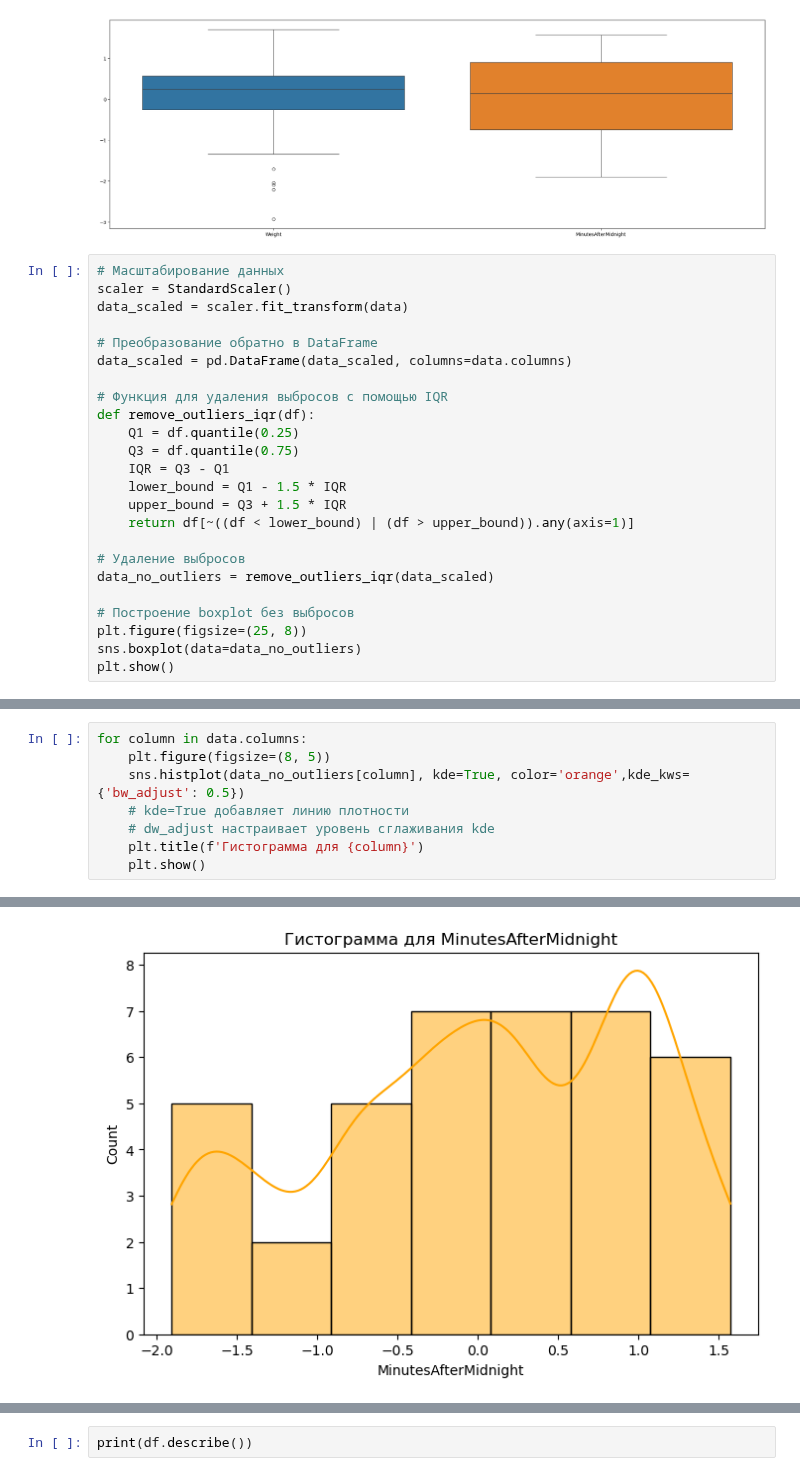
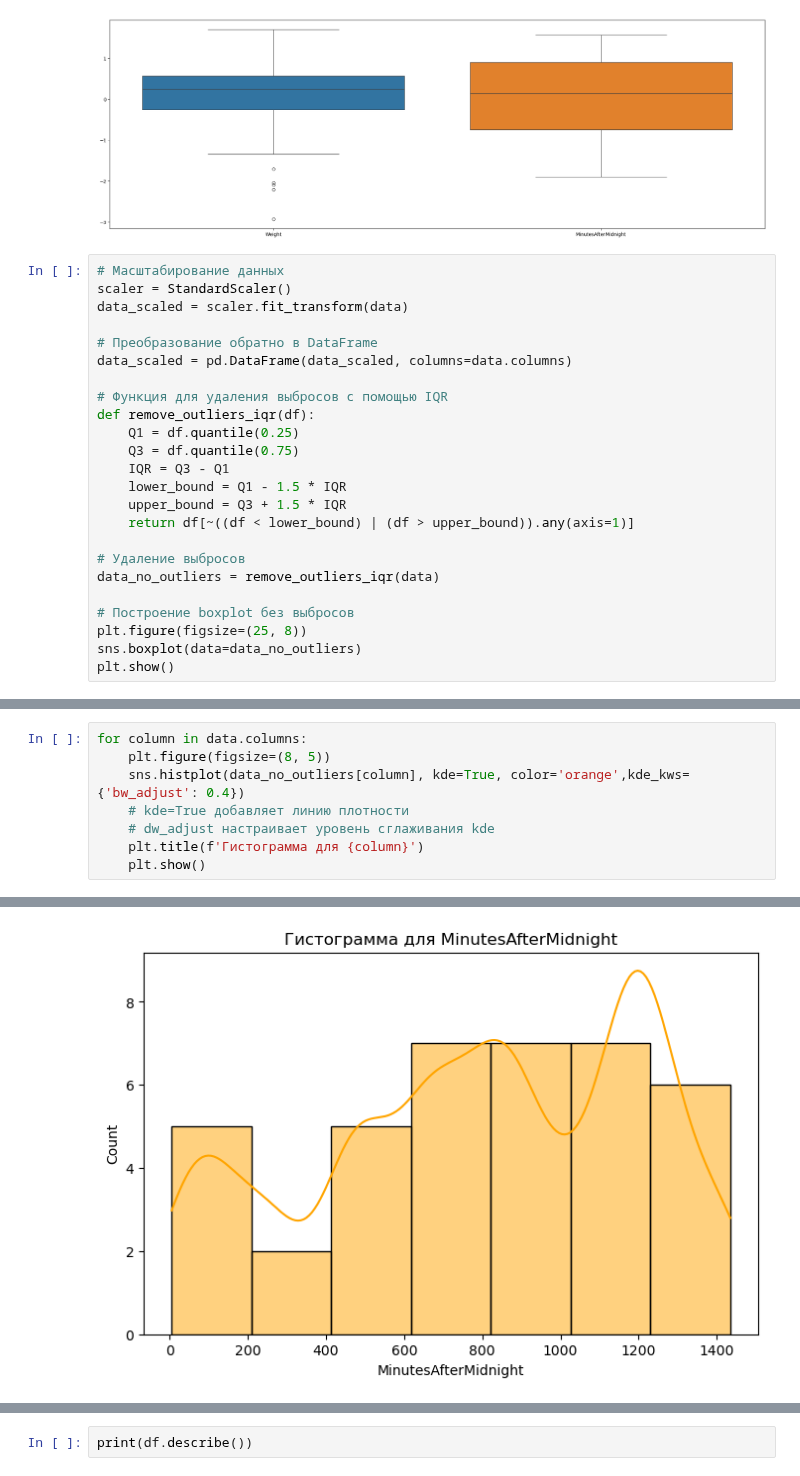
Before and after one commit to YukiTheKilla/math_statistics, a Jupyter notebook: Тема 1. Описательная статистика/main_babyboom.ipynb, the cells around one changed output, grey strips where cells are left out. Saved outputs shown, nothing was run; the diff lists cells and outputs as text.

```diff
--- a/Тема 1. Описательная статистика/main_babyboom.ipynb
+++ b/Тема 1. Описательная статистика/main_babyboom.ipynb
@@ -102,7 +102,7 @@ def remove_outliers_iqr(df):
     return df[~((df < lower_bound) | (df > upper_bound)).any(axis=1)]
 
 # Удаление выбросов
-data_no_outliers = remove_outliers_iqr(data_scaled)
+data_no_outliers = remove_outliers_iqr(data)
 
 # Построение boxplot без выбросов
 plt.figure(figsize=(25, 8))
@@ -113,7 +113,7 @@ plt.show()
 # %%
 for column in data.columns:
     plt.figure(figsize=(8, 5))
-    sns.histplot(data_no_outliers[column], kde=True, color='orange',kde_kws={'bw_adjust': 0.5})
+    sns.histplot(data_no_outliers[column], kde=True, color='orange',kde_kws={'bw_adjust': 0.4})
     # kde=True добавляет линию плотности
     # dw_adjust настраивает уровень сглаживания kde
     plt.title(f'Гистограмма для {column}')
@@ -123,3 +123,3 @@ for column in data.columns:
-[figure, old version]
+[figure, new version]
 # %% [markdown]
     Что касается видов распределения:
```
Also changed, not shown: parts of 3 cells of this notebook, 8 other files.
